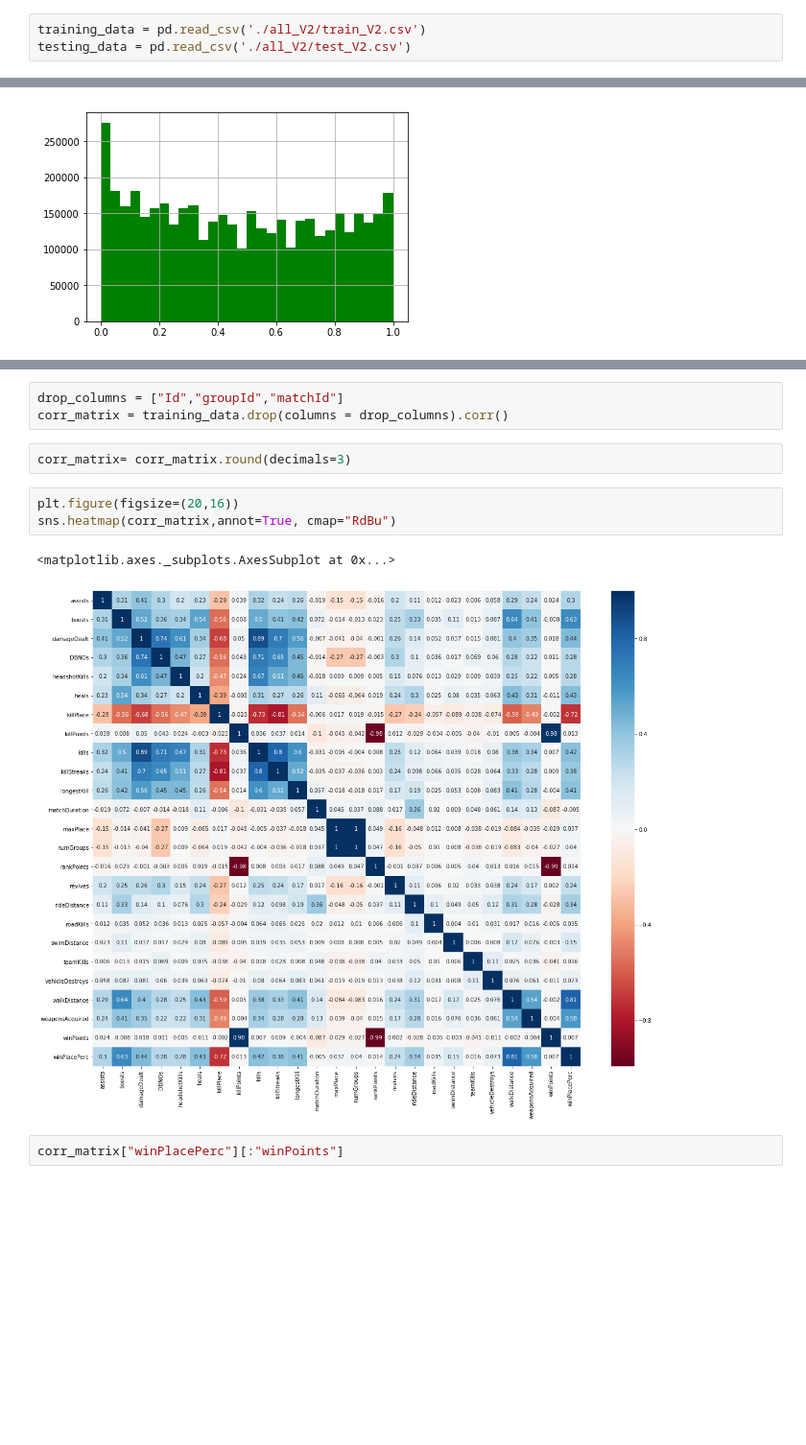
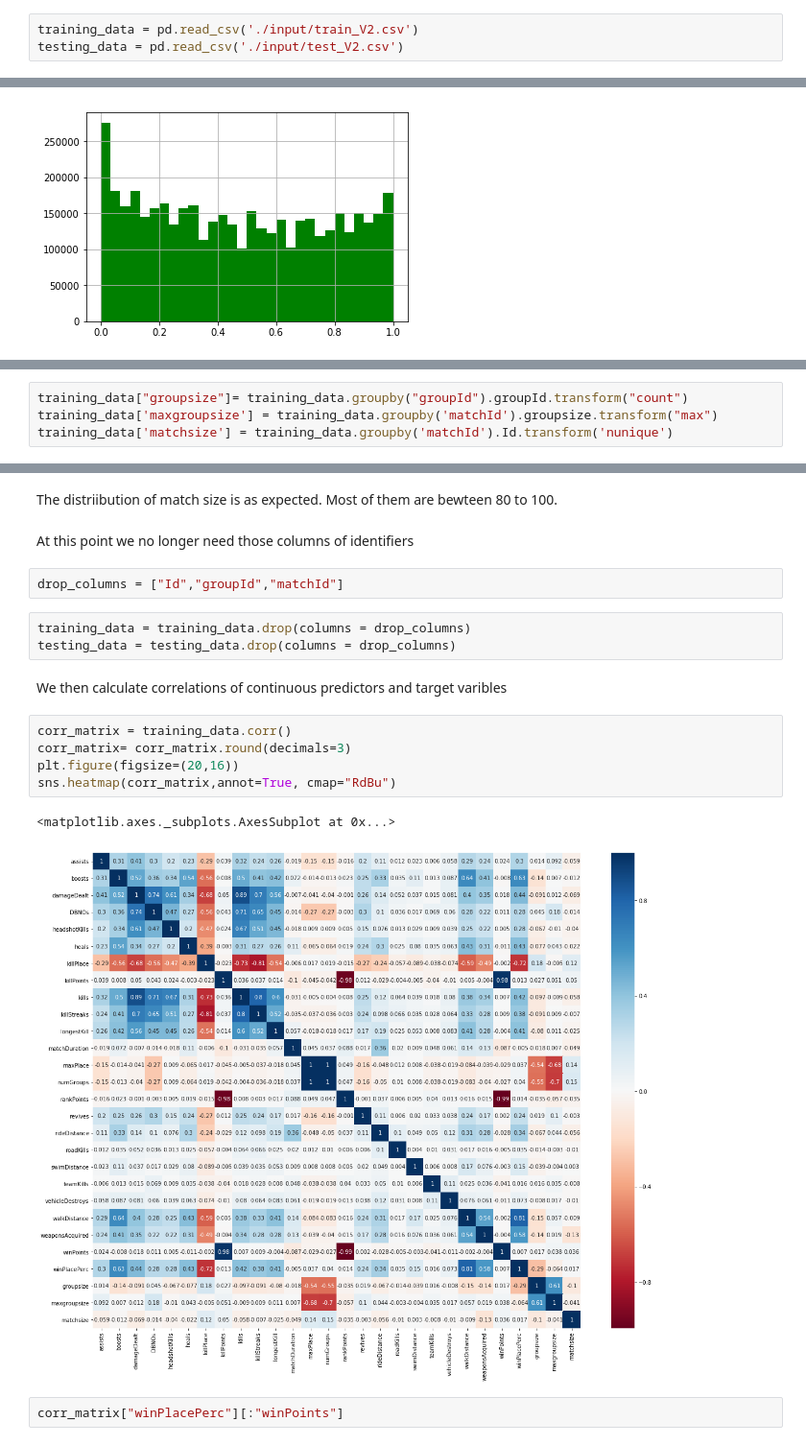
Before and after one commit to bojanin/pubg_cse627, a Jupyter notebook: data_explore.ipynb, the cells around one changed output, grey strips where cells are left out. Shown at 96% size. Cells and saved outputs as stored; diff of their text form; blank space fills up the shorter version.

```diff
--- a/data_explore.ipynb
+++ b/data_explore.ipynb
@@ -6,3 +8,3 @@ import seaborn as sns
 # %%
-training_data = pd.read_csv('./all_V2/train_V2.csv')
-testing_data = pd.read_csv('./all_V2/test_V2.csv')
+training_data = pd.read_csv('./input/train_V2.csv')
+testing_data = pd.read_csv('./input/test_V2.csv')
@@ -108,0 +184,4 @@ training_data[training_data["matchType"] != "custom"].winPlacePerc.hist(bins=30,
+# %%
+training_data["groupsize"]= training_data.groupby("groupId").groupId.transform("count")
+training_data['maxgroupsize'] = training_data.groupby('matchId').groupsize.transform("max")
+training_data['matchsize'] = training_data.groupby('matchId').Id.transform('nunique')
@@ -109,14 +235,22 @@ training_data[training_data["matchType"] != "custom"].winPlacePerc.hist(bins=30,
+# %% [markdown]
+The distriibution of match size is as expected. Most of them are bewteen 80 to 100.
+# %% [markdown]
+At this point we no longer need those columns of identifiers
 # %%
 drop_columns = ["Id","groupId","matchId"]
-corr_matrix = training_data.drop(columns = drop_columns).corr()
-# %%
-corr_matrix= corr_matrix.round(decimals=3)
+# %%
+training_data = training_data.drop(columns = drop_columns)
+testing_data = testing_data.drop(columns = drop_columns)
+# %% [markdown]
+We then calculate correlations of continuous predictors and target varibles
 # %%
+corr_matrix = training_data.corr()
+corr_matrix= corr_matrix.round(decimals=3)
 plt.figure(figsize=(20,16))
 sns.heatmap(corr_matrix,annot=True, cmap="RdBu")
 # %% [output]
 <matplotlib.axes._subplots.AxesSubplot at 0x...>
-[figure, old version]
+[figure, new version]
 # %%
 corr_matrix["winPlacePerc"][:"winPoints"]
 # %% [output]
```
Also changed, not shown: parts of 76 cells of this notebook.
